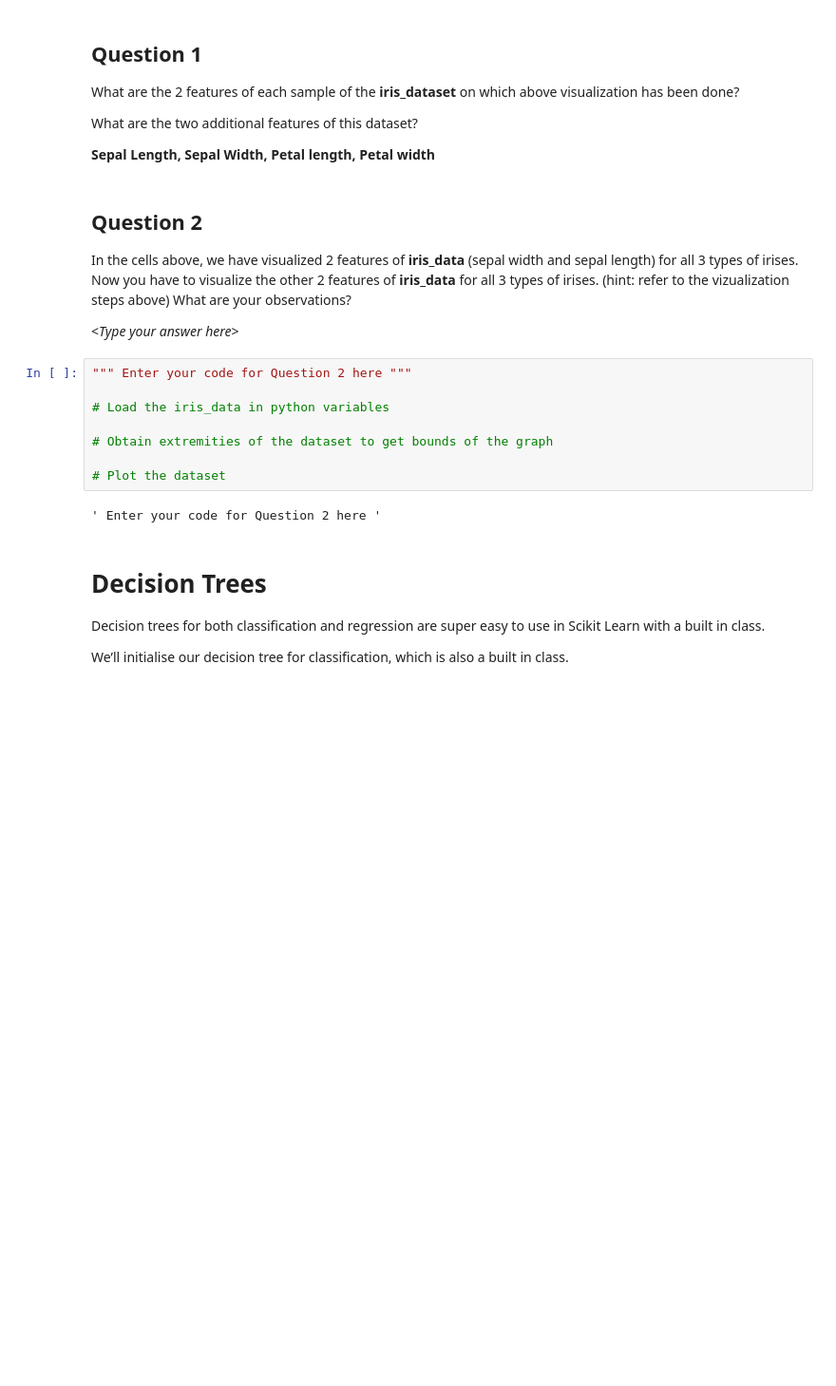
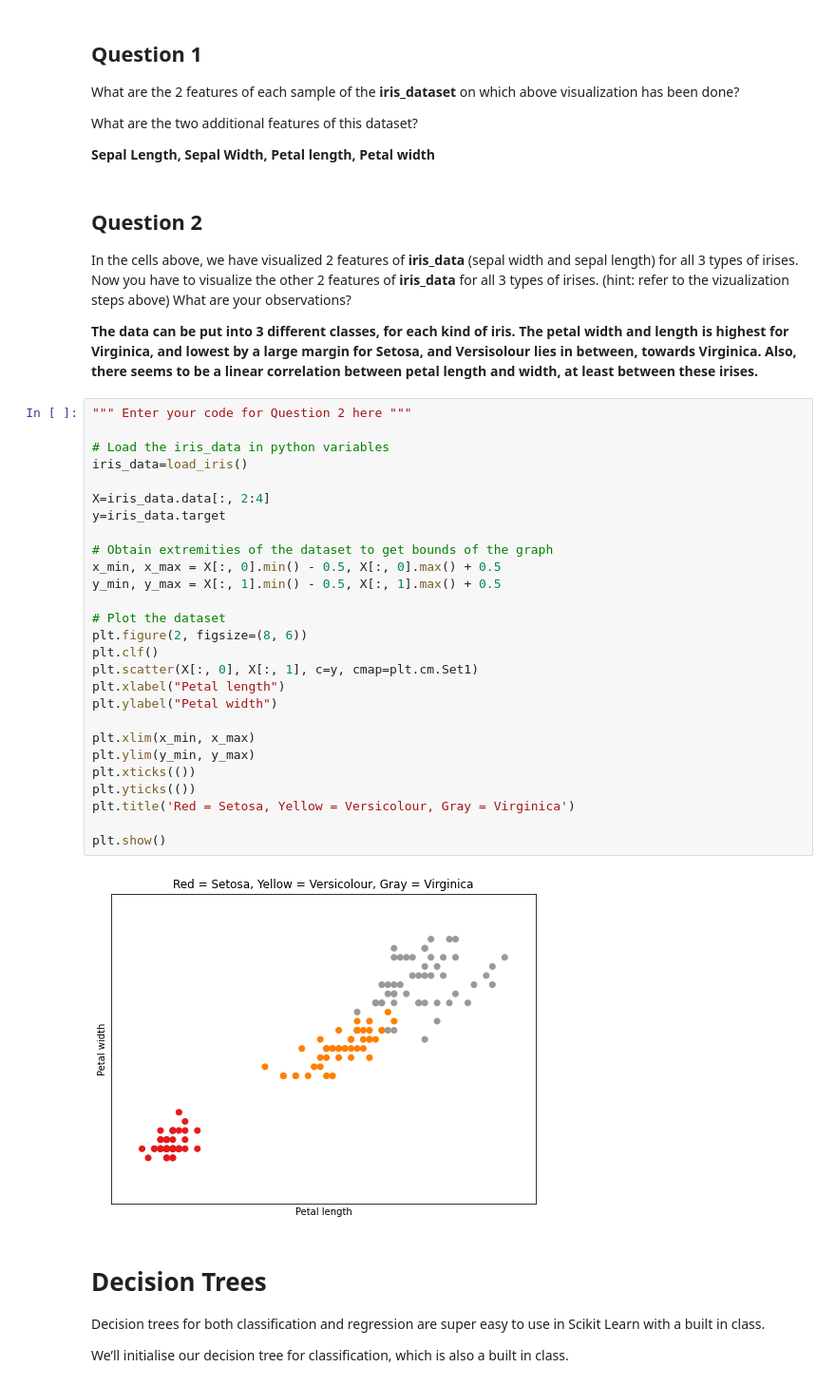
Before and after one commit to Aadarsha2002/FutureMakers2022, a Jupyter notebook: Day_2_Intro_to_Machine_Learning_AGR.ipynb, the cells around one changed output. Shown at 95% size. Drawn from its saved outputs; the diff is of its cells as text; blank space fills up the shorter version.

```diff
--- a/Day_2_Intro_to_Machine_Learning_AGR.ipynb
+++ b/Day_2_Intro_to_Machine_Learning_AGR.ipynb
@@ -120,17 +120,36 @@ What are the two additional features of this dataset?
 
 In the cells above, we have visualized 2 features of **iris_data** (sepal width and sepal length) for all 3 types of irises. Now you have to visualize the other 2 features of **iris_data** for all 3 types of irises. (hint: refer to the vizualization steps above) What are your observations?
 
-\<*Type your answer here*\>
+**The data can be put into 3 different classes, for each kind of iris. The petal width and length is highest for Virginica, and lowest by a large margin for Setosa, and Versisolour lies in between, towards Virginica. Also, there seems to be a linear correlation between petal length and width, at least between these irises.**
-# %%
-""" Enter your code for Question 2 here """
-
-# Load the iris_data in python variables
-
-# Obtain extremities of the dataset to get bounds of the graph
-
-# Plot the dataset
-# %% [output]
-' Enter your code for Question 2 here '
+# %%
+""" Enter your code for Question 2 here """
+
+# Load the iris_data in python variables
+iris_data=load_iris()
+
+X=iris_data.data[:, 2:4]
+y=iris_data.target
+
+# Obtain extremities of the dataset to get bounds of the graph
+x_min, x_max = X[:, 0].min() - 0.5, X[:, 0].max() + 0.5
+y_min, y_max = X[:, 1].min() - 0.5, X[:, 1].max() + 0.5
+
+# Plot the dataset
+plt.figure(2, figsize=(8, 6))
+plt.clf()
+plt.scatter(X[:, 0], X[:, 1], c=y, cmap=plt.cm.Set1)
+plt.xlabel("Petal length")
+plt.ylabel("Petal width")
+
+plt.xlim(x_min, x_max)
+plt.ylim(y_min, y_max)
+plt.xticks(())
+plt.yticks(())
+plt.title('Red = Setosa, Yellow = Versicolour, Gray = Virginica')
+
+plt.show()
+# %% [output]
+[figure, added]
 # %% [markdown]
 # Decision Trees
 
```
Also changed, not shown: parts of 2 cells of this notebook.
